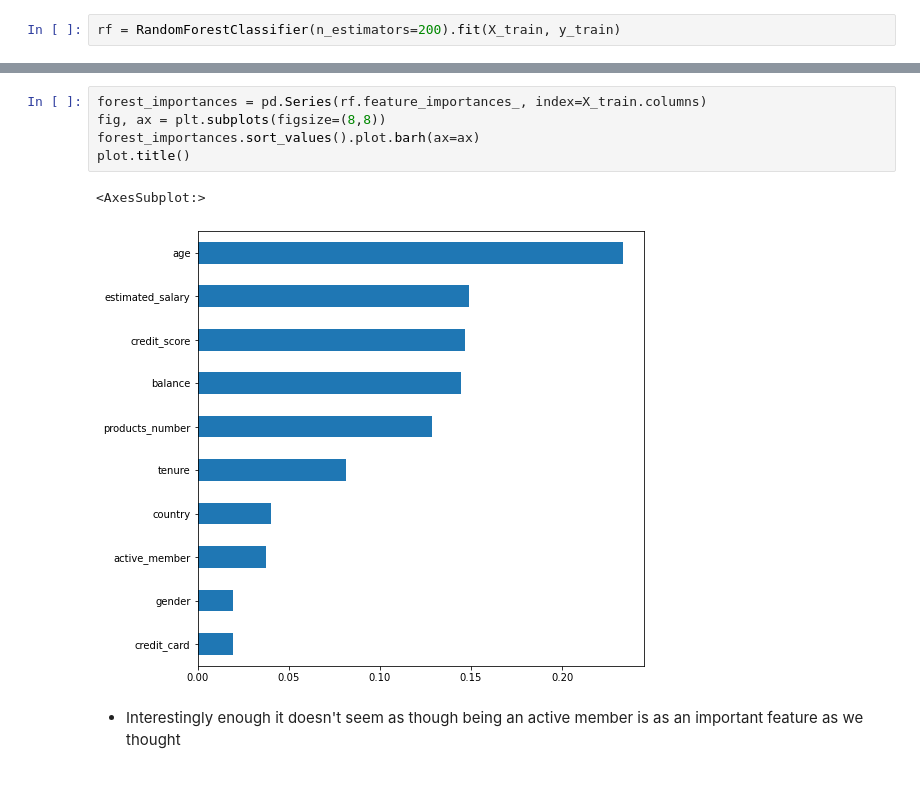
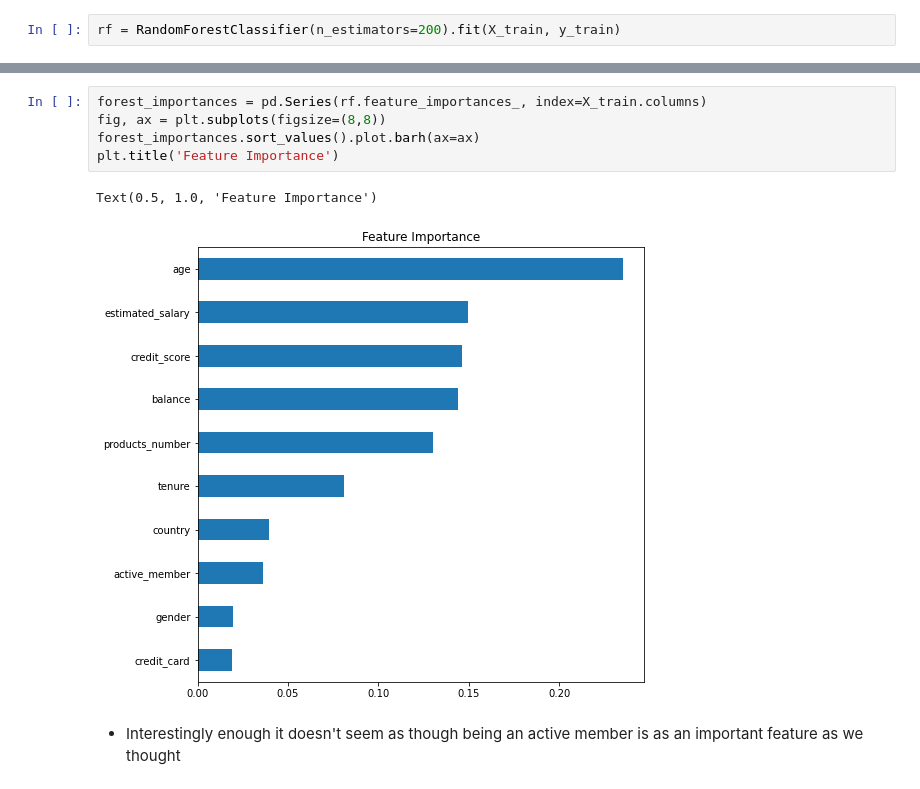
Before and after one commit to kkiepek/Predicting-Bank-Customer-Churn, a Jupyter notebook: Bank Churn EDA + Modeling.ipynb, the cells around one changed output, grey strips where cells are left out. Cells and saved outputs as stored; diff of their text form.

```diff
--- a/Bank Churn EDA + Modeling.ipynb
+++ b/Bank Churn EDA + Modeling.ipynb
@@ -264,11 +264,11 @@ Accuracy of Random Forest 0.8593939393939394
 # %%
 forest_importances = pd.Series(rf.feature_importances_, index=X_train.columns)
 fig, ax = plt.subplots(figsize=(8,8))
 forest_importances.sort_values().plot.barh(ax=ax)
-plot.title()
+plt.title('Feature Importance')
 # %% [output]
-<AxesSubplot:>
+Text(0.5, 1.0, 'Feature Importance')
-[figure, old version]
+[figure, new version]
 # %% [markdown]
 - Interestingly enough it doesn't seem as though being an active member is as an important feature as we thought
 # %% [markdown]
```
Also changed, not shown: parts of 3 cells of this notebook.
